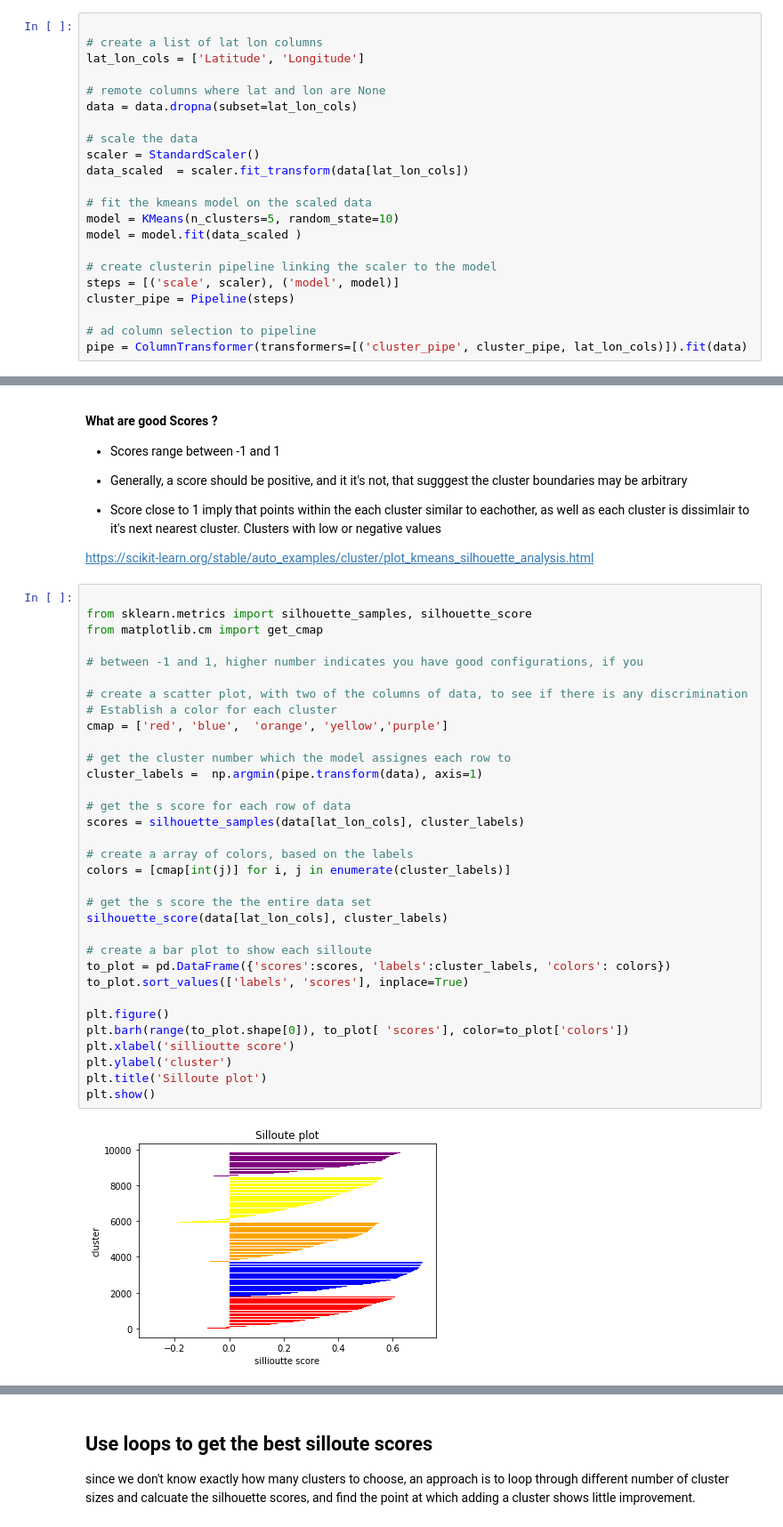
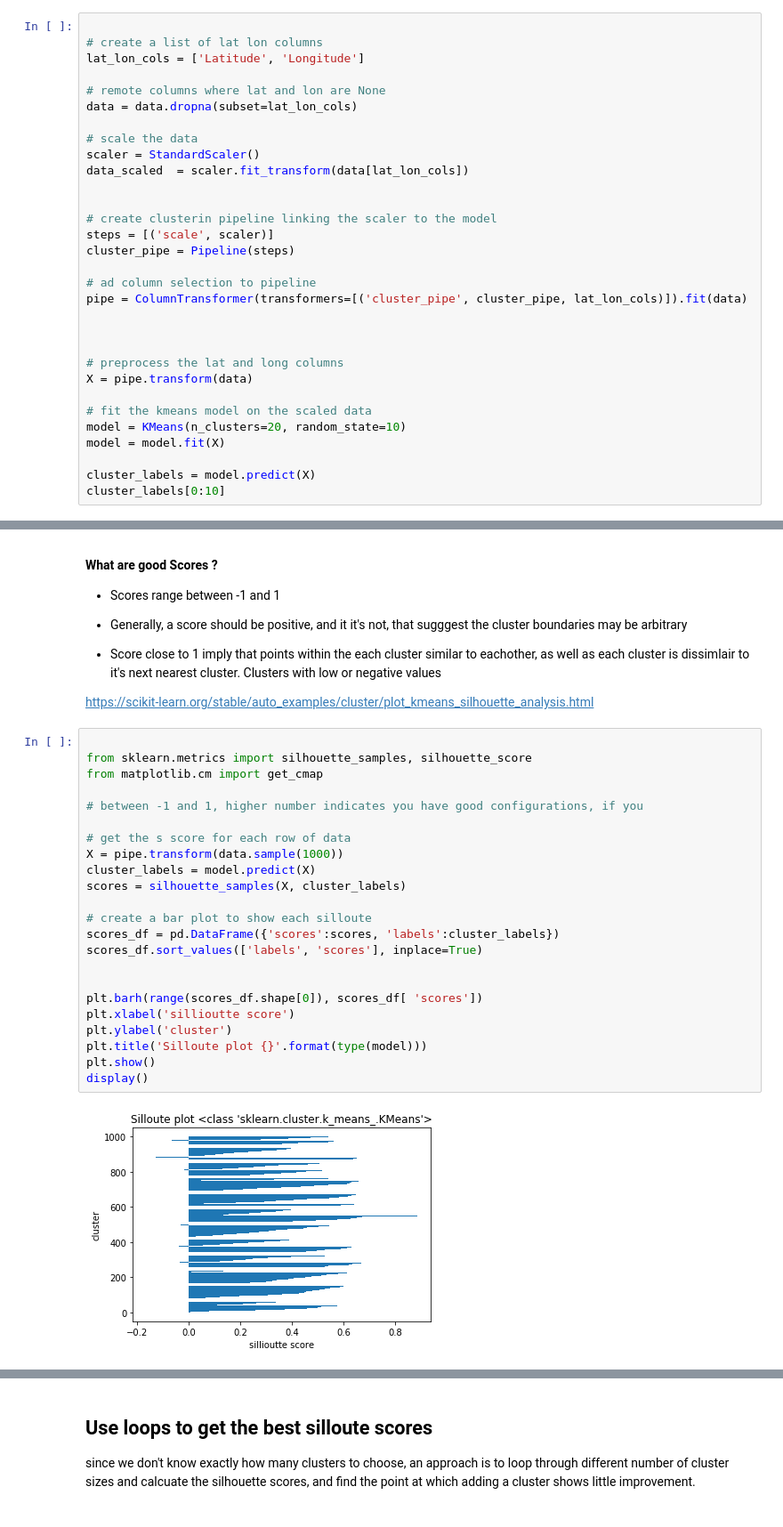
Before and after one commit to mdavis29/DataScience101, a Jupyter notebook: MachineLearning/ClusteringSklearn.ipynb, the cells around one changed output, grey strips where cells are left out. Shown: that part at 89% size. Cells and saved outputs as stored; diff of their text form.

```diff
--- a/MachineLearning/ClusteringSklearn.ipynb
+++ b/MachineLearning/ClusteringSklearn.ipynb
@@ -134,13 +110,22 @@ data = data.dropna(subset=lat_lon_cols)
 scaler = StandardScaler()
 data_scaled  = scaler.fit_transform(data[lat_lon_cols])
 
-# fit the kmeans model on the scaled data
-model = KMeans(n_clusters=5, random_state=10)
-model = model.fit(data_scaled )
 
 # create clusterin pipeline linking the scaler to the model
-steps = [('scale', scaler), ('model', model)]
+steps = [('scale', scaler)]
 cluster_pipe = Pipeline(steps)
 
 # ad column selection to pipeline
 pipe = ColumnTransformer(transformers=[('cluster_pipe', cluster_pipe, lat_lon_cols)]).fit(data)
+
+
+
+# preprocess the lat and long columns
+X = pipe.transform(data)
+
+# fit the kmeans model on the scaled data
+model = KMeans(n_clusters=20, random_state=10)
+model = model.fit(X)
+
+cluster_labels = model.predict(X)
+cluster_labels[0:10]
@@ -239,35 +216,25 @@ https://scikit-learn.org/stable/auto_examples/cluster/plot_kmeans_silhouette_ana
 # %%
 
 from sklearn.metrics import silhouette_samples, silhouette_score
 from matplotlib.cm import get_cmap
 
 # between -1 and 1, higher number indicates you have good configurations, if you
 
-# create a scatter plot, with two of the columns of data, to see if there is any discrimination
-# Establish a color for each cluster
-cmap = ['red', 'blue',  'orange', 'yellow','purple']
-
-# get the cluster number which the model assignes each row to
-cluster_labels =  np.argmin(pipe.transform(data), axis=1)
-
 # get the s score for each row of data
-scores = silhouette_samples(data[lat_lon_cols], cluster_labels)
-
-# create a array of colors, based on the labels
-colors = [cmap[int(j)] for i, j in enumerate(cluster_labels)]
-
-# get the s score the the entire data set
-silhouette_score(data[lat_lon_cols], cluster_labels)
+X = pipe.transform(data.sample(1000))
+cluster_labels = model.predict(X)
+scores = silhouette_samples(X, cluster_labels)
 
 # create a bar plot to show each silloute
-to_plot = pd.DataFrame({'scores':scores, 'labels':cluster_labels, 'colors': colors})
-to_plot.sort_values(['labels', 'scores'], inplace=True)
+scores_df = pd.DataFrame({'scores':scores, 'labels':cluster_labels})
+scores_df.sort_values(['labels', 'scores'], inplace=True)
 
-plt.figure()
-plt.barh(range(to_plot.shape[0]), to_plot[ 'scores'], color=to_plot['colors'])
+
+plt.barh(range(scores_df.shape[0]), scores_df[ 'scores'])
 plt.xlabel('sillioutte score')
 plt.ylabel('cluster')
-plt.title('Silloute plot')
+plt.title('Silloute plot {}'.format(type(model)))
 plt.show()
+display()
 # %% [output]
-[figure, old version]
+[figure, new version]
```
Also changed, not shown: parts of 42 cells of this notebook.
